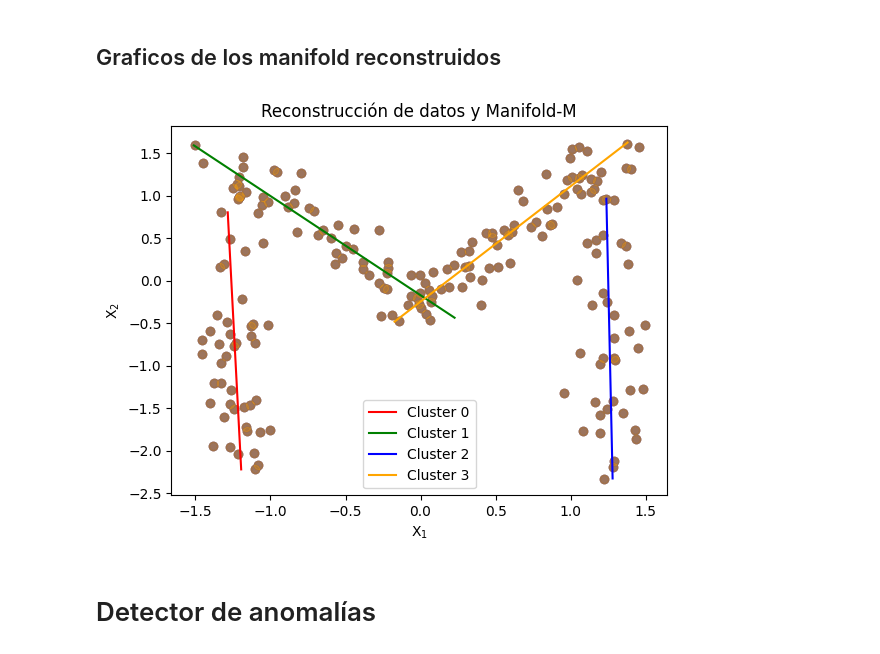
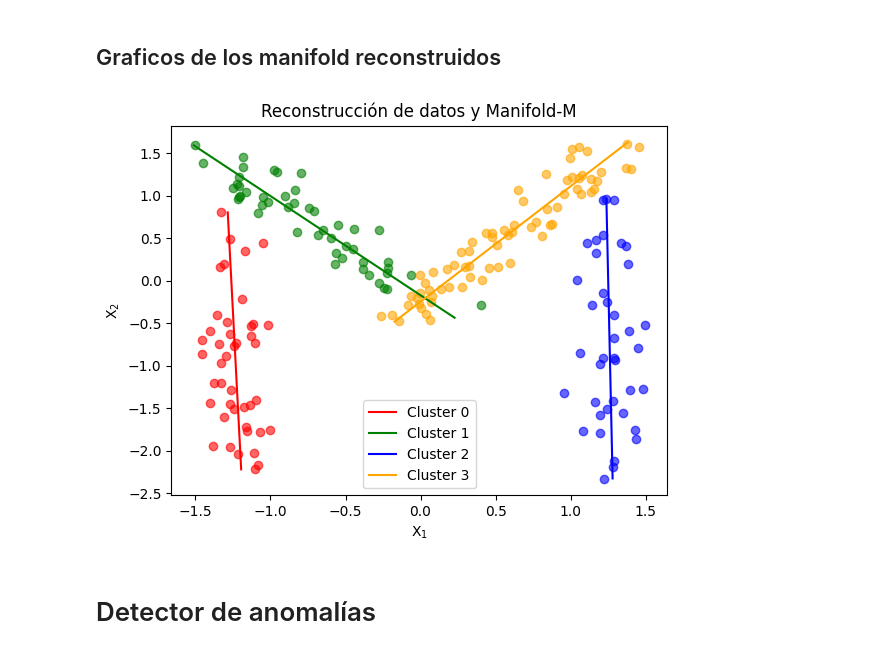
Before and after one commit to Jsar9/Signal-Processing-Workshop, a Jupyter notebook: TPs/TP7/TP7_SARMIENTO_104241.ipynb, the cells around one changed output. Cells and saved outputs as stored; diff of their text form; code cells hidden in the pictures.

```diff
--- a/TPs/TP7/TP7_SARMIENTO_104241.ipynb
+++ b/TPs/TP7/TP7_SARMIENTO_104241.ipynb
@@ -512,28 +512,28 @@ cluster: 3 --> min=-1.2437999634010355            max = 1.3741295626004
 # %%
 colors=['r','g','b','orange']
 
 #Se grafican los datos para cada cluster
 for k in np.unique(y_pred_em):
-    X_k = X_norm
-    plt.scatter(X_k[:, 0], X_k[:, 1], color=colors[k], alpha=0.4)
+    X_k = X_norm[y_pred_em == k]
+    plt.scatter(X_k[:, 0], X_k[:, 1], color=colors[k], alpha=0.6)
 
 #Se grafican las rectas reconstruidas, asociadas a cada cluster
 for k, pca_k in enumerate(pcas):
     #Se generan valores a partir de los valores extremos para cada cluster
     z = np.linspace(mins[k], maxs[k], 100).reshape(-1, 1)
 
     #Se reconstruye la recta de cada cluster
     X_r = pca_k.inverse_transform(z)
 
     plt.plot(X_r[:, 0], X_r[:, 1], color=colors[k], label=f'Cluster {k}')
 
 plt.title('Reconstrucción de datos y Manifold-M')
 plt.xlabel(r'$\text{X}_1$')
 plt.ylabel(r'$\text{X}_2$')
 plt.legend()
 plt.show()
 # %% [output]
-[figure, old version]
+[figure, new version]
 # %% [markdown]
 # Detector de anomalías
 # %% [markdown]
```
